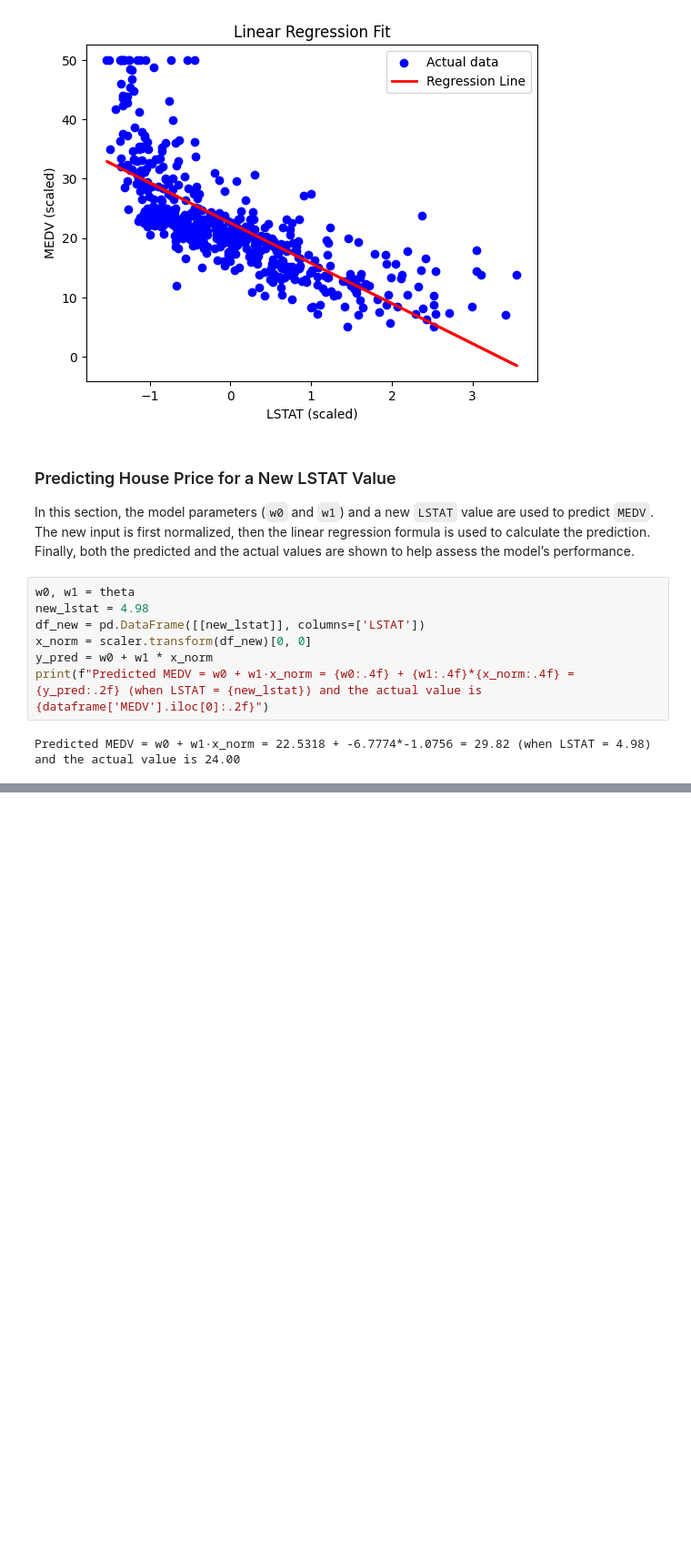
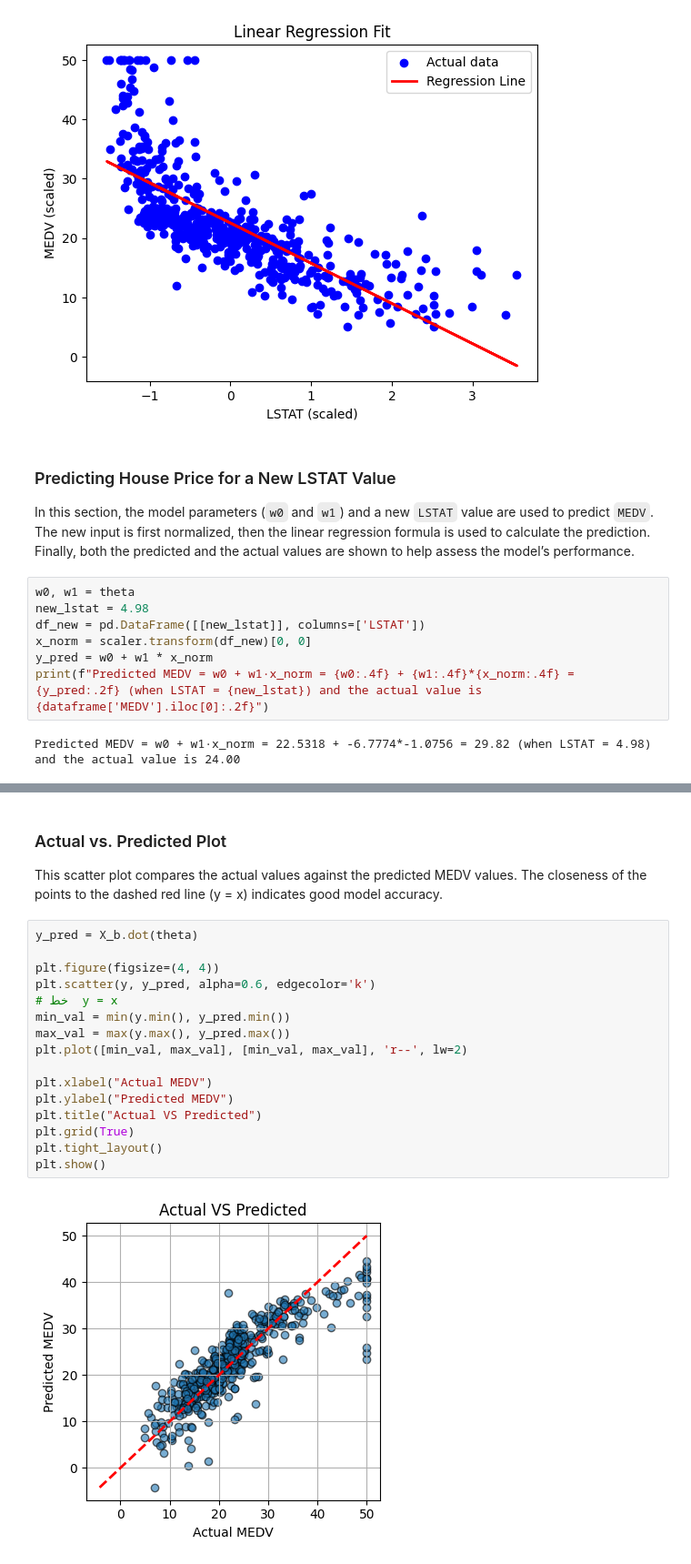
Before and after one commit to Mahdi-Farhani/Plot-and-Regressions, a Jupyter notebook: boston.ipynb, the cells around one changed output, grey strips where cells are left out. Shown: that part at 91% size. Saved outputs shown, nothing was run; the diff lists cells and outputs as text; blank space fills up the shorter version.

```diff
--- a/boston.ipynb
+++ b/boston.ipynb
@@ -161,0 +251,21 @@ Predicted MEDV = w0 + w1·x_norm = 22.5318 + -6.7774*-1.0756 = 29.82 (when LSTAT
+# %% [markdown]
+### Actual vs. Predicted Plot
+This scatter plot compares the actual values against the predicted MEDV values. The closeness of the points to the dashed red line (y = x) indicates good model accuracy.
+# %%
+y_pred = X_b.dot(theta)
+
+plt.figure(figsize=(4, 4))
+plt.scatter(y, y_pred, alpha=0.6, edgecolor='k')
+# خط  y = x
+min_val = min(y.min(), y_pred.min())
+max_val = max(y.max(), y_pred.max())
+plt.plot([min_val, max_val], [min_val, max_val], 'r--', lw=2)
+
+plt.xlabel("Actual MEDV")
+plt.ylabel("Predicted MEDV")
+plt.title("Actual VS Predicted")
+plt.grid(True)
+plt.tight_layout()
+plt.show()
+# %% [output]
+[figure, added]
```
Also changed, not shown: parts of 20 cells of this notebook.
